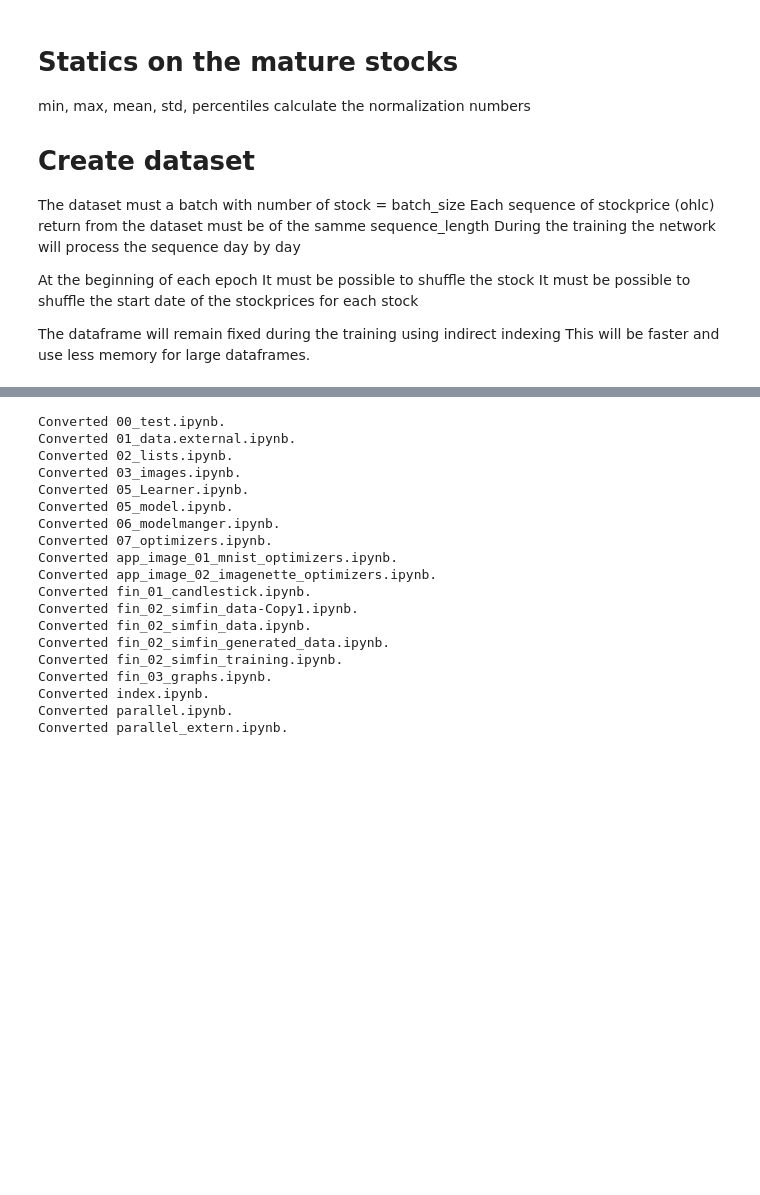
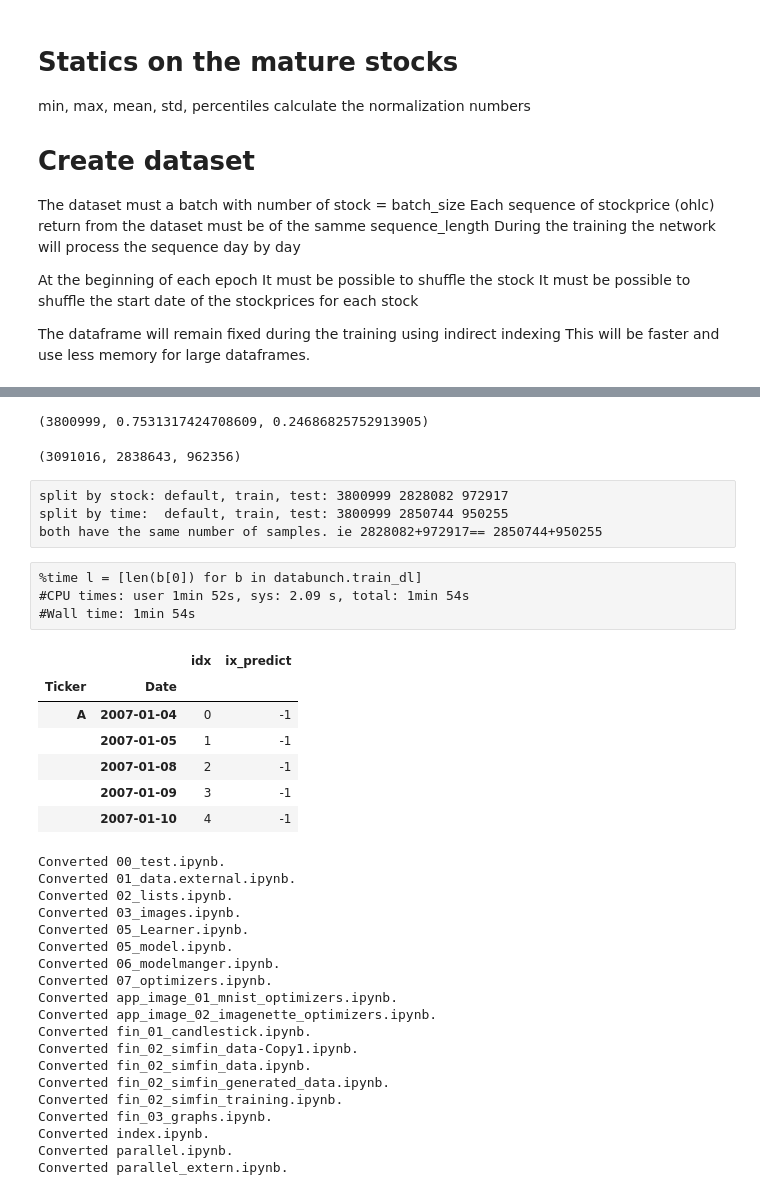
Before and after one commit to kasparlund/ai, a Jupyter notebook: fin_02_simfin_data.ipynb, the cells around one changed output, grey strips where cells are left out. Saved outputs shown, nothing was run; the diff lists cells and outputs as text; code cells hidden in the pictures; blank space fills up the shorter version.

```diff
--- a/fin_02_simfin_data.ipynb
+++ b/fin_02_simfin_data.ipynb
@@ -551,5 +590,31 @@ databunch = DataBunch(train_ds.dataloader(batch_size=2048, shuffle=True,  drop_l
+# %%
+len(ohlc_ds),len(train_ds)/len(ohlc_ds),len(test_ds)/len(ohlc_ds)
+# %% [output]
+(3800999, 0.7531317424708609, 0.24686825752913905)
+# %%
+data.df_prices[TRAIN_TEST].eq("default").sum(), \
+data.df_prices[TRAIN_TEST].eq("train").sum(), \
+data.df_prices[TRAIN_TEST].eq("test").sum()
+# %% [output]
+(3091016, 2838643, 962356)
+# %% [raw]
+split by stock: default, train, test: 3800999 2828082 972917
+split by time:  default, train, test: 3800999 2850744 950255
+both have the same number of samples. ie 2828082+972917== 2850744+950255
+# %% [raw]
+%time l = [len(b[0]) for b in databunch.train_dl]
+#CPU times: user 1min 52s, sys: 2.09 s, total: 1min 54s
+#Wall time: 1min 54s
 # %%
-df_prices[["idx","ix_predict"]].tail()
+df_prices[["idx","ix_predict"]].head()
+# %% [output]
+|  |  | idx | ix_predict |
+| Ticker | Date |  |  |
+| A | 2007-01-04 | 0 | -1 |
+|  | 2007-01-05 | 1 | -1 |
+|  | 2007-01-08 | 2 | -1 |
+|  | 2007-01-09 | 3 | -1 |
+|  | 2007-01-10 | 4 | -1 |
 # %%
 #hide
 from nbdev.export import notebook2script
```
Also changed, not shown: parts of 12 cells of this notebook, 2 other files.
